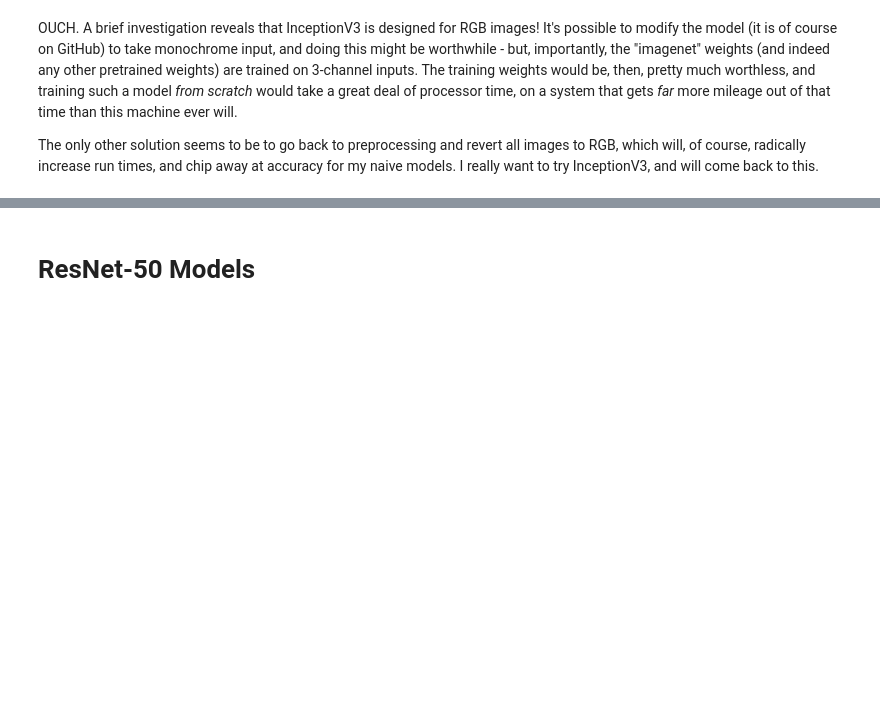
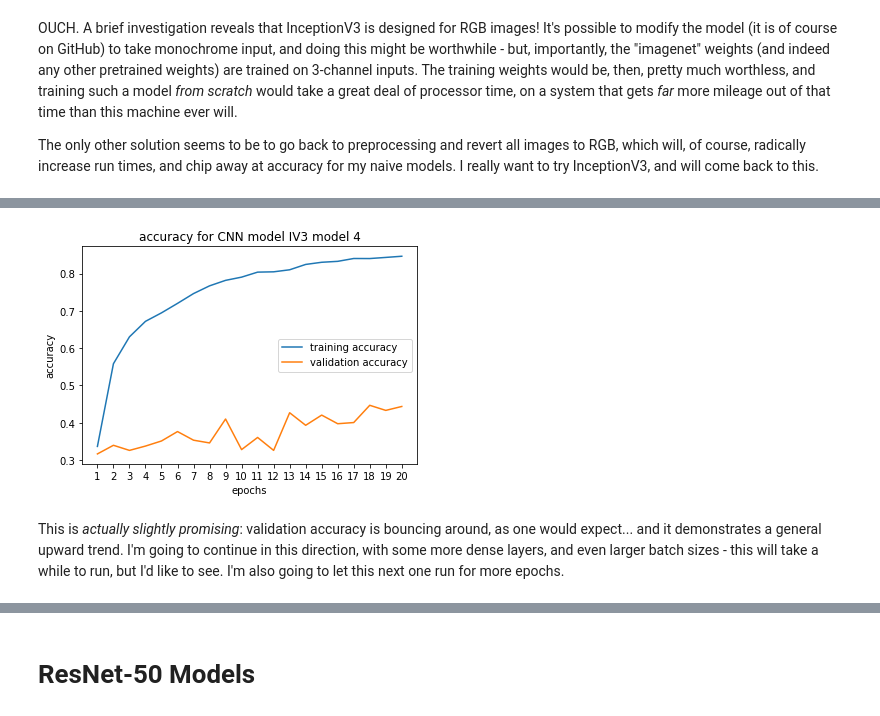
Before and after one commit to skizlik/waste-classification, a Jupyter notebook: Real Waste Modeling.ipynb, the cells around one changed output, grey strips where cells are left out. Cells and saved outputs as stored; diff of their text form; code cells hidden in the pictures; blank space fills up the shorter version.

```diff
--- a/Real Waste Modeling.ipynb
+++ b/Real Waste Modeling.ipynb
@@ -415,0 +646,23 @@ The only other solution seems to be to go back to preprocessing and revert all i
+# %%
+input_s = (131, 131, 3)
+IV3 = InceptionV3(include_top = False, weights = "imagenet", input_shape = input_s)
+
+IV3_model_4 = Sequential([IV3])
+
+# keeping them untrainable, for now
+for layer in IV3_model_4.layers:
+    layer.trainable = False
+
+# flatten, add final dense layers, add dropout layers, softmax layer
+
+IV3_model_4.add(Flatten())
+IV3_model_4.add(Dense(2048, activation='relu'))
+IV3_model_4.add(Dense(2048, activation='relu'))
+IV3_model_4.add(Dropout(0.1))
+IV3_model_4.add(Dense(2048, activation='relu'))
+IV3_model_4.add(Dense(1024, activation='relu'))
+IV3_model_4.add(Dense(1024, activation='relu'))
+IV3_model_4.add(Dropout(0.2))
+IV3_model_4.add(Dense(9, activation='softmax'))
+
+IV3_model_4.summary()
@@ -415,0 +687,8 @@ The only other solution seems to be to go back to preprocessing and revert all i
+# %%
+# ALSO INCREASING BATCH SIZE FOR THIS ONE
+
+IV3_model_4.compile(optimizer = "adam", loss = "sparse_categorical_crossentropy", metrics = ["accuracy"])
+
+IV3_model_4_fit = IV3_model_4.fit(X_train_aug_RGB, y_train_aug_RGB,
+                                  validation_data=(X_test_aug_RGB, y_test_aug_RGB),
+                                  batch_size=64, epochs=20)
@@ -415,0 +713,6 @@ The only other solution seems to be to go back to preprocessing and revert all i
+# %%
+plot_epochs(IV3_model_4_fit, "IV3 model 4")
+# %% [output]
+[figure, added]
+# %% [markdown]
+This is _actually slightly promising_:  validation accuracy is bouncing around, as one would expect... and it demonstrates a general upward trend.  I'm going to continue in this direction, with some more dense layers, and even larger batch sizes - this will take a while to run, but I'd like to see.  I'm also going to let this next one run for more epochs.
```
Also changed, not shown: parts of 43 cells of this notebook.
